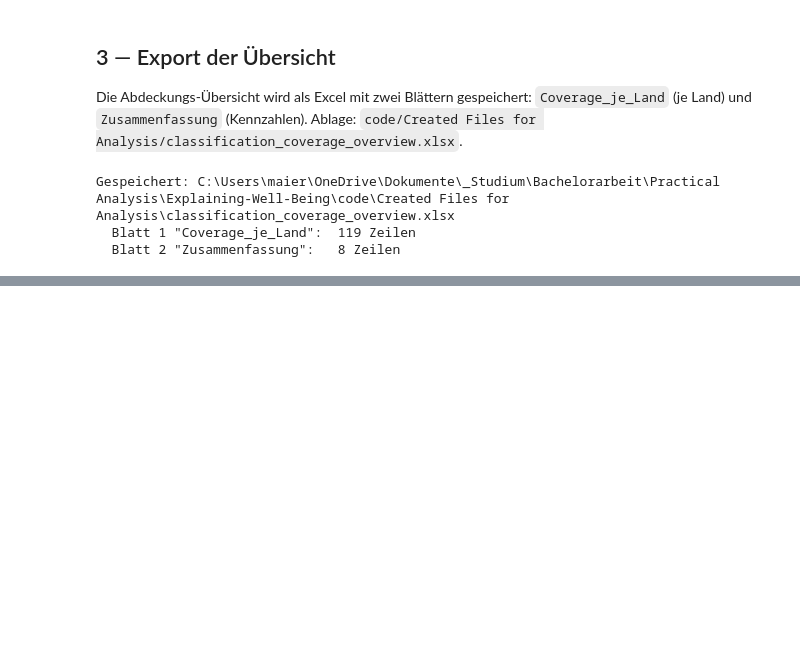
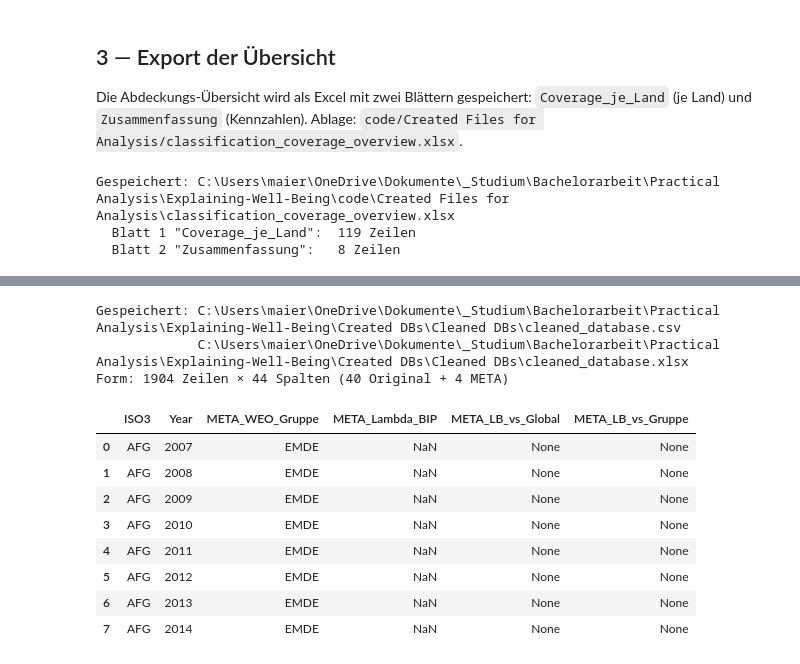
Before and after one commit to MaierMax/Explaining-Well-Being, a Jupyter notebook: code/05_country_classification.ipynb, the cells around one changed output, grey strips where cells are left out. Drawn from its saved outputs; the diff is of its cells as text; code cells hidden in the pictures; blank space fills up the shorter version.

```diff
--- a/code/05_country_classification.ipynb
+++ b/code/05_country_classification.ipynb
@@ -350,0 +412,11 @@ innerhalb der IMF-Gruppe je Jahr — sowie deren Anfügen als Metadaten-Spalten
+# %%
+benchmark_global = jk['lambda_bip'].median()
+median_land = jk.loc[(jk['lambda_bip'] - benchmark_global).abs().idxmin(), 'ISO3']
+
+meta['META_LB_vs_Global'] = np.where(meta['META_Lambda_BIP'] > benchmark_global, 'above',
+                            np.where(meta['META_Lambda_BIP'].notna(), 'below', None))
+
+verteilung = meta.drop_duplicates('ISO3')['META_LB_vs_Global'].value_counts(dropna=False)
+print(f'Globaler Median λ/y: {benchmark_global:.4f} (Land am Median: {median_land})')
+print('Verteilung auf Länderebene:')
+print(verteilung)
@@ -350,0 +489,39 @@ innerhalb der IMF-Gruppe je Jahr — sowie deren Anfügen als Metadaten-Spalten
+# %%
+CLEANED_DIR = Path('..') / 'Created DBs' / 'Cleaned DBs'
+db = pd.read_csv(CLEANED_DIR / 'cleaned_database.csv')
+
+# Idempotenz: META-Spalten aus früherem Lauf entfernen
+db = db.drop(columns=[c for c in db.columns if c.startswith('META_')])
+original = db.copy()
+
+META_COLS = ['META_WEO_Gruppe', 'META_Lambda_BIP', 'META_LB_vs_Global', 'META_LB_vs_Gruppe']
+db = db.merge(meta[['ISO3', 'Year'] + META_COLS], on=['ISO3', 'Year'], how='left')
+
+# Validierung
+assert db.shape == (1904, original.shape[1] + 4), f'Unerwartete Form: {db.shape}'
+assert db['META_WEO_Gruppe'].notna().all(), 'META_WEO_Gruppe unvollständig!'
+for col in ['META_Lambda_BIP', 'META_LB_vs_Global', 'META_LB_vs_Gruppe']:
+    assert sorted(db.loc[db[col].isna(), 'ISO3'].unique()) == fehlt_jk, f'{col}: unerwartete Leerzellen!'
+assert db[original.columns].equals(original), 'Originalspalten wurden verändert!'
+
+db.to_csv(CLEANED_DIR / 'cleaned_database.csv', index=False)
+db.to_excel(CLEANED_DIR / 'cleaned_database.xlsx', index=False)
+
+print(f'Gespeichert: {(CLEANED_DIR / "cleaned_database.csv").resolve()}')
+print(f'             {(CLEANED_DIR / "cleaned_database.xlsx").resolve()}')
+print(f'Form: {db.shape[0]} Zeilen × {db.shape[1]} Spalten '
+      f'({original.shape[1]} Original + 4 META)')
+db[['ISO3', 'Year'] + META_COLS].head(8)
+# %% [output]
+Gespeichert: C:\Users\maier\OneDrive\Dokumente\_Studium\Bachelorarbeit\Practical Analysis\Explaining-Well-Being\Created DBs\Cleaned DBs\cleaned_database.csv
+             C:\Users\maier\OneDrive\Dokumente\_Studium\Bachelorarbeit\Practical Analysis\Explaining-Well-Being\Created DBs\Cleaned DBs\cleaned_database.xlsx
+Form: 1904 Zeilen × 44 Spalten (40 Original + 4 META)
+|  | ISO3 | Year | META_WEO_Gruppe | META_Lambda_BIP | META_LB_vs_Global | META_LB_vs_Gruppe |
+| 0 | AFG | 2007 | EMDE | NaN | None | None |
+| 1 | AFG | 2008 | EMDE | NaN | None | None |
+| 2 | AFG | 2009 | EMDE | NaN | None | None |
+| 3 | AFG | 2010 | EMDE | NaN | None | None |
+| 4 | AFG | 2011 | EMDE | NaN | None | None |
+| 5 | AFG | 2012 | EMDE | NaN | None | None |
+| 6 | AFG | 2013 | EMDE | NaN | None | None |
+| 7 | AFG | 2014 | EMDE | NaN | None | None |
```
Also changed, not shown: parts of 15 cells of this notebook, 4 other files.
